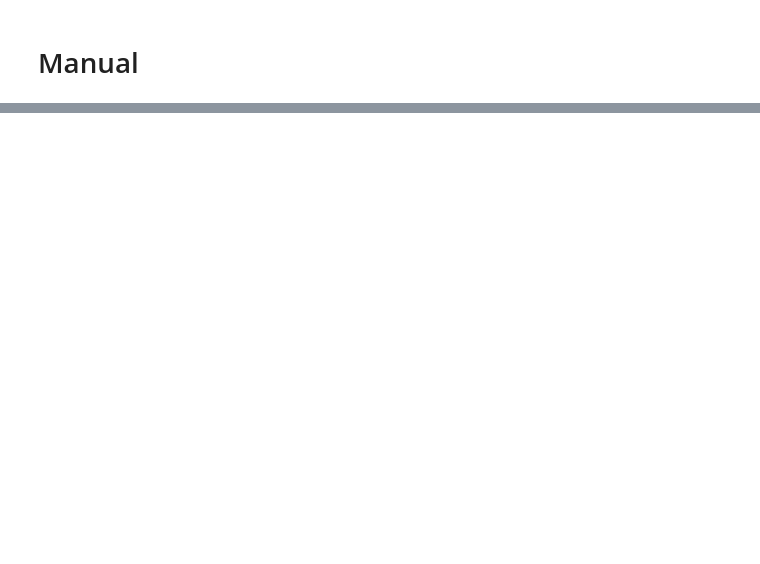
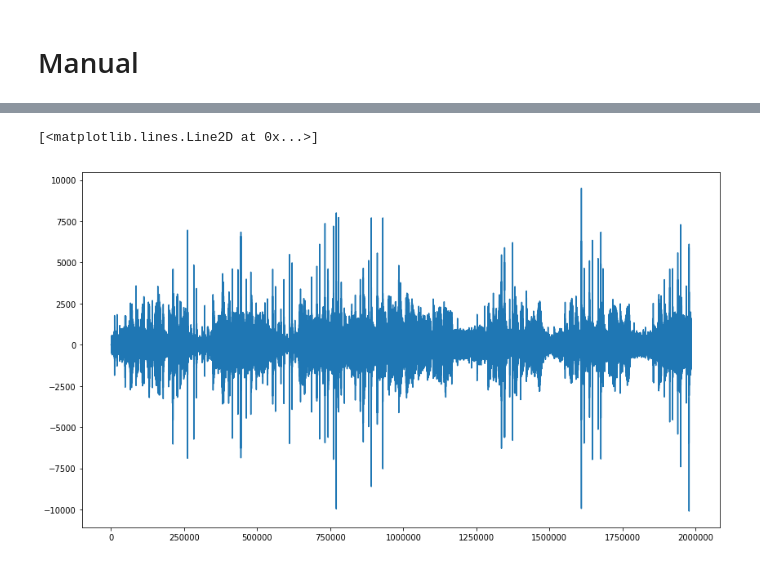
Before and after one commit to TegarSU/AsikYesAjigile, a Jupyter notebook: TryFeature.ipynb, the cells around one changed output, grey strips where cells are left out. Cells and saved outputs as stored; diff of their text form; code cells hidden in the pictures; blank space fills up the shorter version.

```diff
--- a/TryFeature.ipynb
+++ b/TryFeature.ipynb
@@ -271,10 +153,13 @@ Nilai Min matrix : 0.00032310042
 # %%
-# pre_emphasis = 0.97
-# emphasized_signal = numpy.append(signal[0], signal[1:] - pre_emphasis * signal[:-1])
+pre_emphasis = 0.97
+emphasized_signal = numpy.append(signal[0], signal[1:] - pre_emphasis * signal[:-1])
 # %%
-# plt.figure(figsize=(14, 8))
+plt.figure(figsize=(14, 8))
 
-# # plt.ylabel('Hz')
-# # plt.xlabel('TIme')
-# plt.plot(emphasized_signal)
+# plt.ylabel('Hz')
+# plt.xlabel('TIme')
+plt.plot(emphasized_signal)
+# %% [output]
+[<matplotlib.lines.Line2D at 0x...>]
+[figure, added]
 # %%
```
Also changed, not shown: parts of 37 cells of this notebook, 1 other file.
